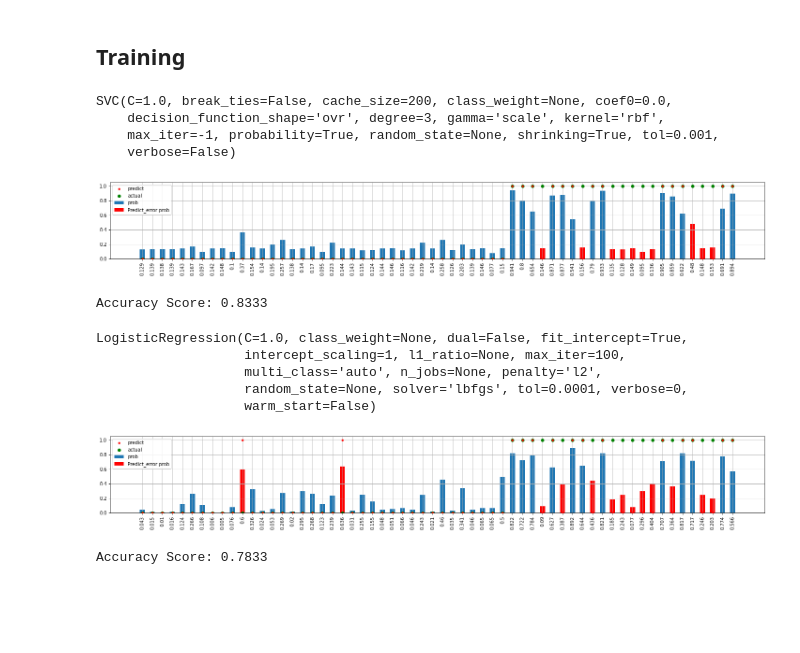
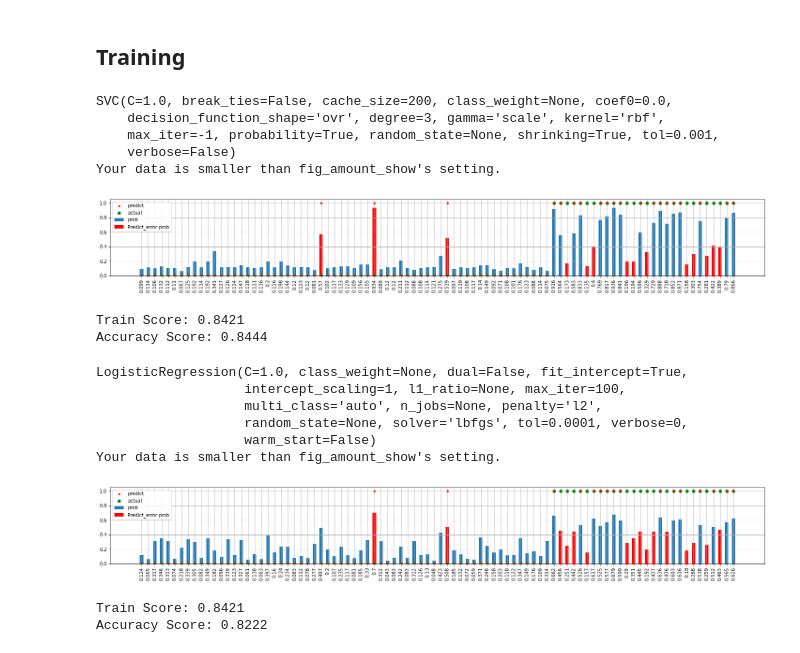
Before and after one commit to ryan73093/kaggle-sklearn, a Jupyter notebook: classifier_heart_failure.ipynb, the cells around one changed output. Saved outputs shown, nothing was run; the diff lists cells and outputs as text; code cells hidden in the pictures; blank space fills up the shorter version.

```diff
--- a/classifier_heart_failure.ipynb
+++ b/classifier_heart_failure.ipynb
@@ -88,3 +150,11 @@ print(df.head())
 2                 20               1.3     7            1
 3                 20               1.9     7            1
 4                 20               2.7     8            1
+# %%
+df_normal = df.copy()
+df_normal['serum_creatinine'] = np.log1p(df_normal['serum_creatinine'])
+fig=plt.figure(figsize=(20,5))
+plt.hist(df_normal['serum_creatinine'],bins=24,alpha=0.5)
+plt.hist(df['serum_creatinine'],bins=96,alpha=0.5)
+plt.legend(['log1p data','original data'])
+plt.show()
@@ -91,15 +163,3 @@ print(df.head())
 # %% [markdown]
 ## Training Prepare
-# %%
-#Training set & Testing set
-X=df[df.columns[:-1]].values
-Y=df[df.columns[-1]].values
-train_X,test_X,train_Y,test_Y=train_test_split(X,Y,test_size=0.2, random_state=0)
-X.mean()
-#StandardScaler
-from sklearn.preprocessing import StandardScaler
-sc=StandardScaler()
-sc.fit(train_X)
-train_X_std=sc.transform(train_X)
-test_X_std=sc.transform(test_X)
 # %%
@@ -131,22 +218,26 @@ def training(method):
 ## Training
 # %%
 from sklearn.svm import SVC
-training(SVC(probability=True))
+training(df_normal,SVC(probability=True))
 # %% [output]
 SVC(C=1.0, break_ties=False, cache_size=200, class_weight=None, coef0=0.0,
     decision_function_shape='ovr', degree=3, gamma='scale', kernel='rbf',
     max_iter=-1, probability=True, random_state=None, shrinking=True, tol=0.001,
     verbose=False)
+Your data is smaller than fig_amount_show's setting.
-[figure, old version]
+[figure, new version]
-Accuracy Score: 0.8333
+Train Score: 0.8421
+Accuracy Score: 0.8444
 # %%
 from sklearn.linear_model import LogisticRegression
-training(LogisticRegression())
+training(df_normal,LogisticRegression(),scaler='minmax')
 # %% [output]
 LogisticRegression(C=1.0, class_weight=None, dual=False, fit_intercept=True,
                    intercept_scaling=1, l1_ratio=None, max_iter=100,
                    multi_class='auto', n_jobs=None, penalty='l2',
                    random_state=None, solver='lbfgs', tol=0.0001, verbose=0,
                    warm_start=False)
+Your data is smaller than fig_amount_show's setting.
-[figure, old version]
+[figure, new version]
-Accuracy Score: 0.7833
+Train Score: 0.8421
+Accuracy Score: 0.8222
```
Also changed, not shown: parts of 22 cells of this notebook.
